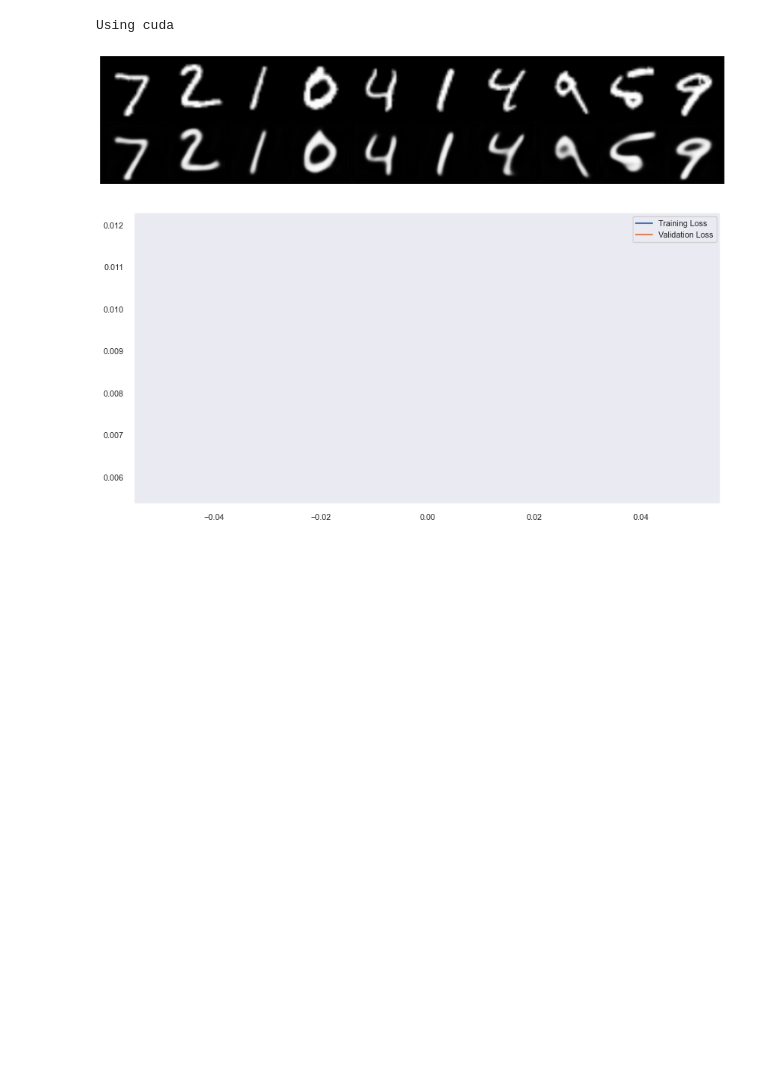
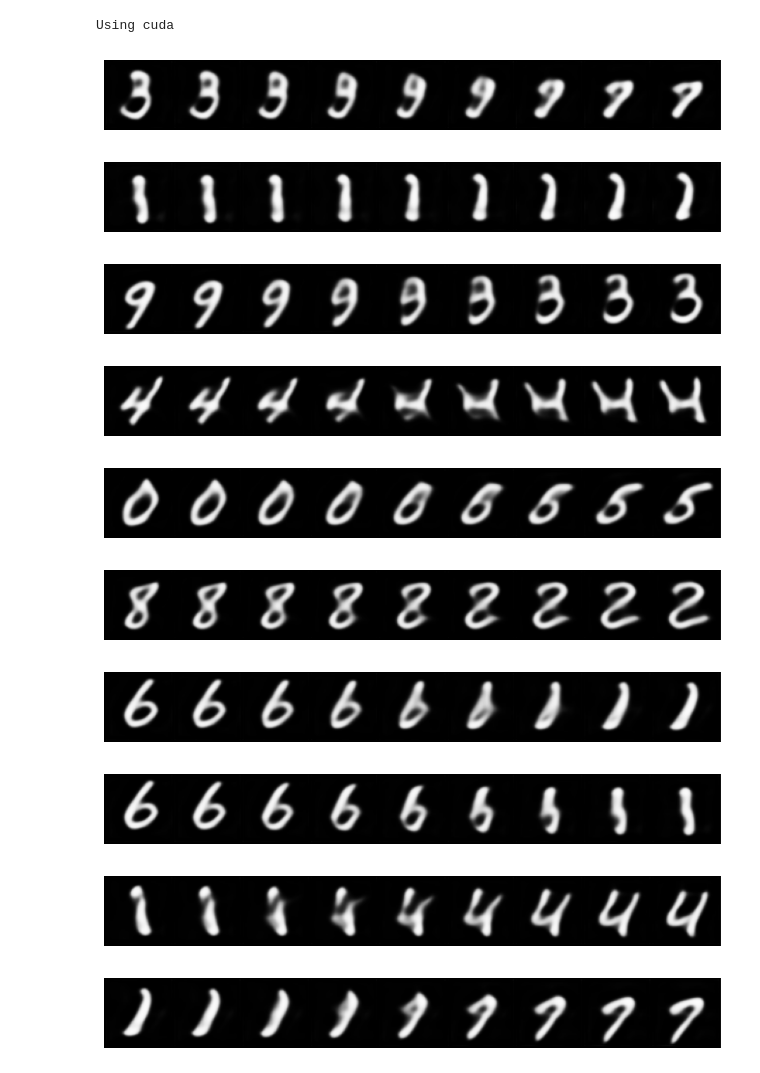
Before and after one commit to blackrockxi37/homework, a Jupyter notebook: autoencoders.ipynb, the cells around one changed output. Saved outputs shown, nothing was run; the diff lists cells and outputs as text; code cells hidden in the pictures; blank space fills up the shorter version.

```diff
--- a/autoencoders.ipynb
+++ b/autoencoders.ipynb
@@ -82,7 +83,7 @@ def visual(model, xs):
     plt.axis('off')
     plt.show()
 # %%
-def octava(model, epochs = 10):
+def octava(model, epochs = 15):
     train_losses, valid_losses = [], []
 
     for e in range(epochs):
@@ -196,9 +197,42 @@ class AutoEncoder(nn.Module):
         latent_size = int(np.sqrt(x.shape[1] // self.base_size))
 
         return self.decoder(x.view(-1, self.base_size, latent_size, latent_size))  # output.shape = [bs, in_channels, N, N]
-# %%
-model = AutoEncoder(1).to(device)
-octava(model)
-# %% [output]
-[figure, removed]
-[figure, removed]
+# %%
+model = AutoEncoder(1).to(device)
+
+if 'model.pth' in os.listdir():
+    model.load_state_dict(torch.load('model.pth'))
+else:
+    octava(model)
+
+torch.save(model.state_dict(), 'model.pth')
+# %%
+@torch.inference_mode()
+def get_interpolation(model, x1, x2):
+    z1 = model.encode(x1.unsqueeze(0).to(device))
+    z2 = model.encode(x2.unsqueeze(0).to(device))
+    lin = torch.linspace(0, 1, 9).to(device).unsqueeze(1)
+
+    concated = z1 * lin + z2 * (1 - lin)
+    images = model.decode(concated)
+
+    img = T.ToPILImage()(make_grid(images, nrow=9))
+    plt.figure(figsize=(10, 4))
+    plt.imshow(img)
+    plt.axis('off')
+    plt.show()
+# %%
+for i in range(10):
+    x1, x2 = np.random.randint(len(valid_loader), size = 2)
+    get_interpolation(model, train_set[x1][0], train_set[x2][0])
+# %% [output]
+[figure, added]
+[figure, added]
+[figure, added]
+[figure, added]
+[figure, added]
+[figure, added]
+[figure, added]
+[figure, added]
+[figure, added]
+[figure, added]
```
Also changed, not shown: parts of 1 cell of this notebook.
